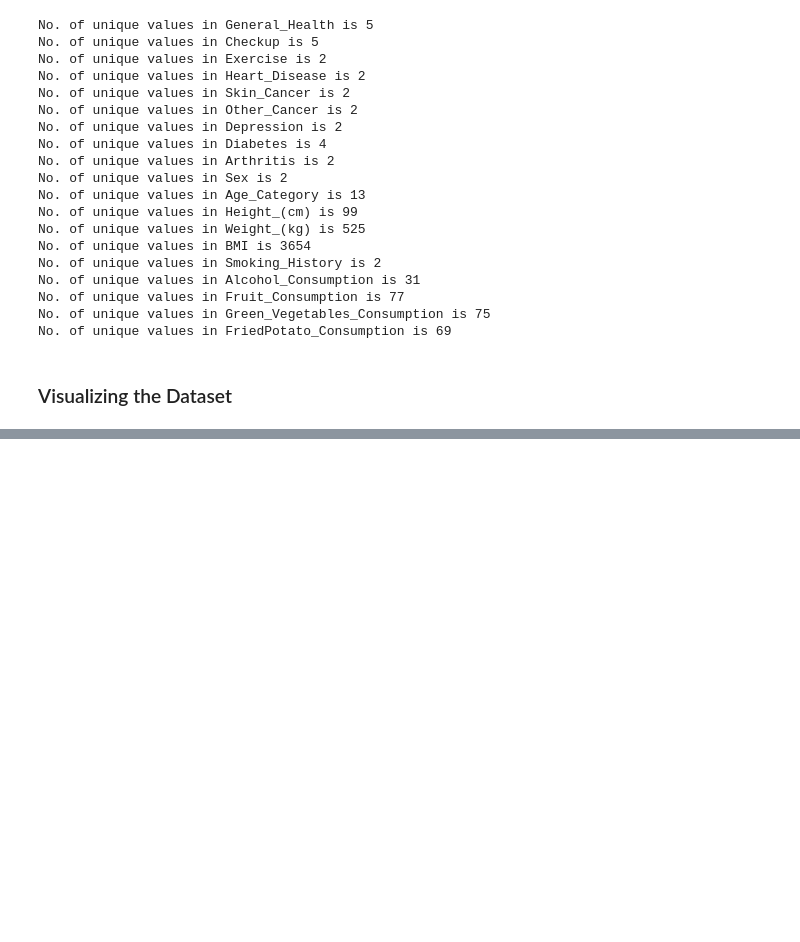
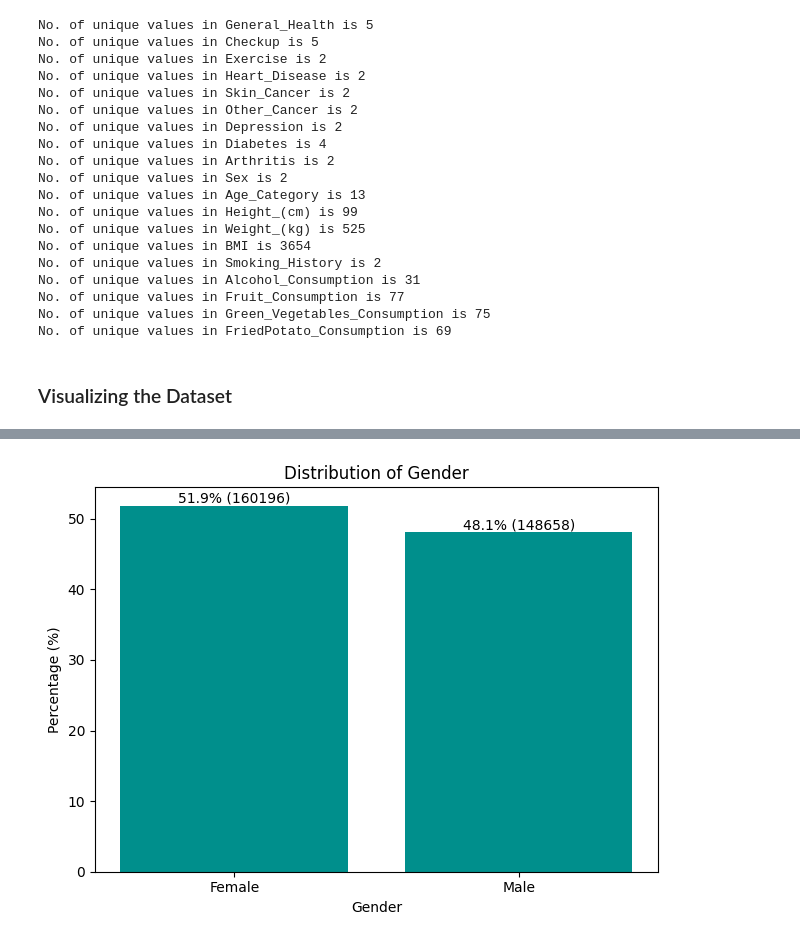
Before and after one commit to Sara18Santos/ProjetoIAA, a Jupyter notebook: Data Analysis.ipynb, the cells around one changed output, grey strips where cells are left out. Cells and saved outputs as stored; diff of their text form; code cells hidden in the pictures; blank space fills up the shorter version.

```diff
--- a/Data Analysis.ipynb
+++ b/Data Analysis.ipynb
@@ -202,0 +201,21 @@ plt.show()
+# %%
+# género
+sex = df['Sex'].value_counts()
+sex_percentage = (sex / sex.sum()) * 100
+
+plt.bar(sex.index, sex_percentage.values, color='#008F8C')
+plt.xlabel('Gender')
+plt.ylabel('Percentage (%)')
+plt.title('Distribution of Gender')
+plt.xticks(sex.index)
+
+for i, (count, percentage) in enumerate(zip(sex.values, sex_percentage.values)):
+    plt.text(sex.index[i], percentage, f'{percentage:.1f}% ({count})',
+             ha='center', va='bottom')
+
+plt.tight_layout()
+plt.savefig(os.path.join("visualizations", "genero.png"), dpi=300)
+
+plt.show()
+# %% [output]
+[figure, added]
```
Also changed, not shown: parts of 3 cells of this notebook, 3 other files.
